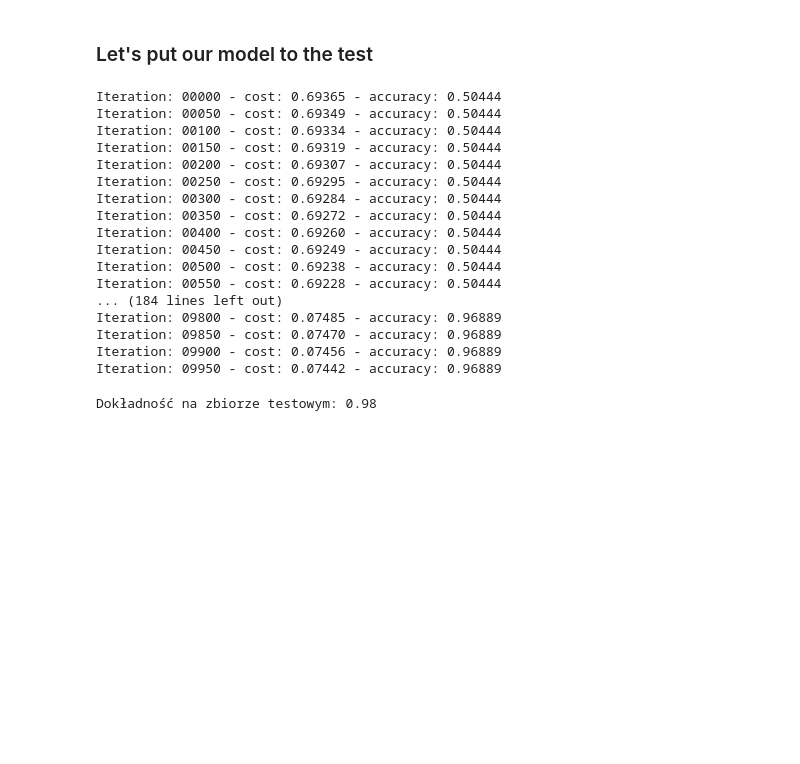
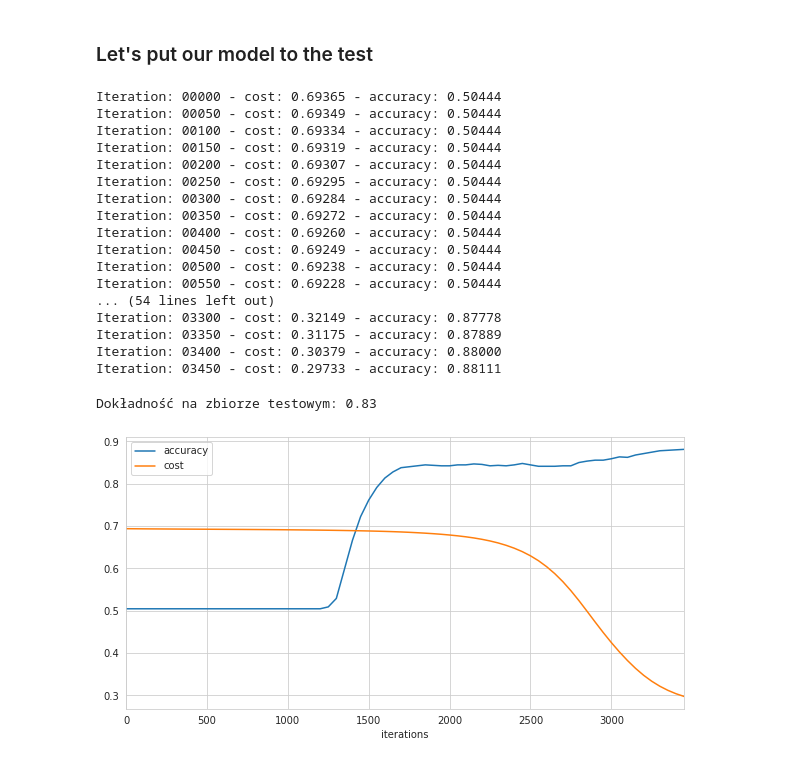
Before and after one commit to Dezyderata/NAI_lab2, a Jupyter notebook: Copy_of_lab2_nai_szablon.ipynb, the cells around one changed output. Drawn from its saved outputs; the diff is of its cells as text; code cells hidden in the pictures; blank space fills up the shorter version.

```diff
--- a/Copy_of_lab2_nai_szablon.ipynb
+++ b/Copy_of_lab2_nai_szablon.ipynb
@@ -119,8 +121,8 @@ def init_layers(nn_architecture, seed = 99):
 
     return params_values
 # %%
-param_values = init_layers(NN_ARCHITECTURE)
-print(param_values)
+params_values = init_layers(NN_ARCHITECTURE)
+print(params_values)
 # %% [output]
 {'W1': array([[-0.01423588,  0.20572217],
        [ 0.02832619,  0.1329812 ],
@@ -439,12 +457,12 @@ def train(X, Y, nn_architecture, epochs, learning_rate, verbose=True):
             if(verbose):
                 print("Iteration: {:05} - cost: {:.5f} - accuracy: {:.5f}".format(i, cost, accuracy))
 
-    return params_values
+    return params_values, cost_history, accuracy_history
 # %% [markdown]
 ### Let's put our model to the test
 # %%
 # Proces trenowania
-params_values = train(np.transpose(X_train), np.transpose(y_train.reshape((y_train.shape[0], 1))), NN_ARCHITECTURE, 10000, 0.01)
+params_values, my_cost, my_accuracy = train(np.transpose(X_train), np.transpose(y_train.reshape((y_train.shape[0], 1))), NN_ARCHITECTURE, 3500, 0.01)
 # %% [output]
 Iteration: 00000 - cost: 0.69365 - accuracy: 0.50444
 Iteration: 00050 - cost: 0.69349 - accuracy: 0.50444
@@ -458,11 +476,11 @@ Iteration: 00400 - cost: 0.69260 - accuracy: 0.50444
 Iteration: 00450 - cost: 0.69249 - accuracy: 0.50444
 Iteration: 00500 - cost: 0.69238 - accuracy: 0.50444
 Iteration: 00550 - cost: 0.69228 - accuracy: 0.50444
-... (184 lines left out)
-Iteration: 09800 - cost: 0.07485 - accuracy: 0.96889
-Iteration: 09850 - cost: 0.07470 - accuracy: 0.96889
-Iteration: 09900 - cost: 0.07456 - accuracy: 0.96889
-Iteration: 09950 - cost: 0.07442 - accuracy: 0.96889
+... (54 lines left out)
+Iteration: 03300 - cost: 0.32149 - accuracy: 0.87778
+Iteration: 03350 - cost: 0.31175 - accuracy: 0.87889
+Iteration: 03400 - cost: 0.30379 - accuracy: 0.88000
+Iteration: 03450 - cost: 0.29733 - accuracy: 0.88111
 # %%
 # Proces predykcji
 Y_test_hat, _ = full_forward_propagation(np.transpose(X_test), params_values, NN_ARCHITECTURE)
@@ -471,7 +489,25 @@ Y_test_hat, _ = full_forward_propagation(np.transpose(X_test), params_values, NN
 acc_test = get_accuracy_value(Y_test_hat, np.transpose(y_test.reshape((y_test.shape[0], 1))))
 print("Dokładność na zbiorze testowym: {:.2f}".format(acc_test))
 # %% [output]
-Dokładność na zbiorze testowym: 0.98
+Dokładność na zbiorze testowym: 0.83
 # %%
 # Zadanie 6*: Napisz funkcję wizualizującą funkcję kosztu oraz dokładność w zależności od numeru iteracji.
 # Wizualizacja nie musi generować się w trakcie procesu uczenia. - 2 ptk
+# %%
+import pandas as pd
+
+def accuracy_and_cost(my_accuracy, my_cost):
+    x = len(my_accuracy)//50
+    x_pos = [x*50 for x in range(x)]
+    my_acc = my_accuracy[::50]
+    my_cos =list(map(float, my_cost[::50]))
+    df = pd.DataFrame({'accuracy':my_acc, 'cost':my_cos}, index=x_pos)
+
+    # ax = df.plot.bar(rot=0)
+    # ax.set_xlabel("iterations")
+    ax =df.plot(figsize=(10,5))
+    ax.set_xlabel("iterations")
+# %%
+accuracy_and_cost(my_accuracy, my_cost)
+# %% [output]
+[figure, added]
```
Also changed, not shown: parts of 16 cells of this notebook.
